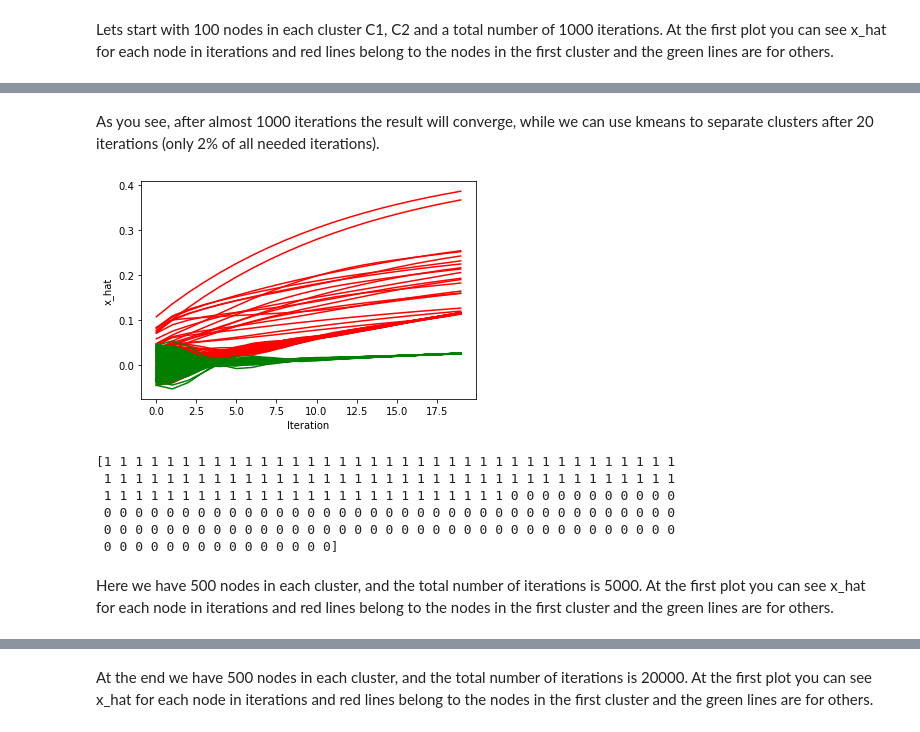
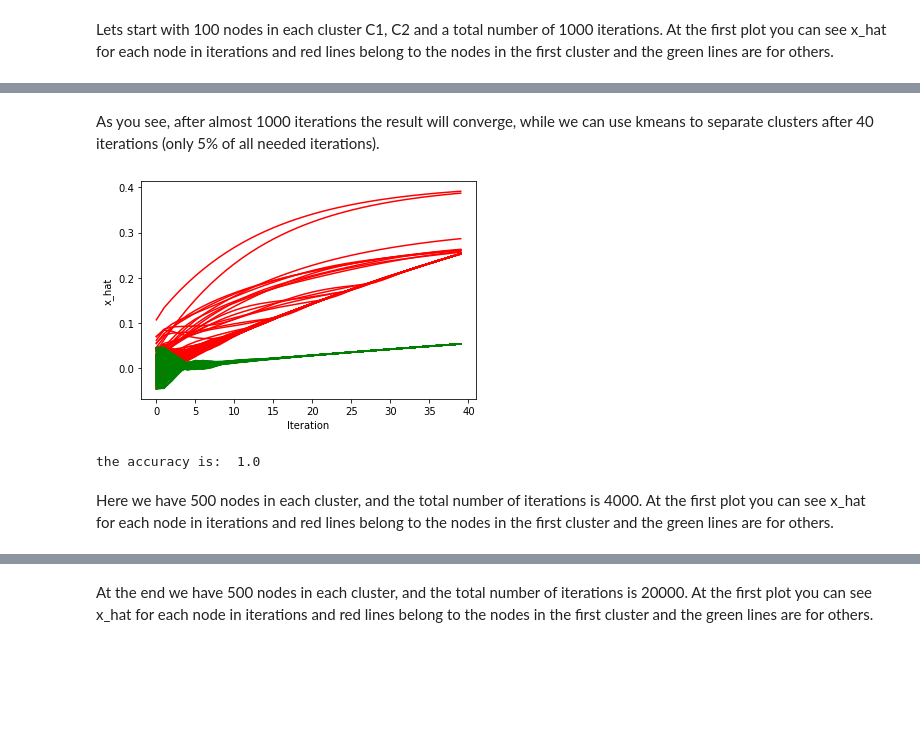
Before and after one commit to sahelyiyi/LocClustNLasso, a Jupyter notebook: loc_clust_kmeans.ipynb, the cells around one changed output, grey strips where cells are left out. Cells and saved outputs as stored; diff of their text form; code cells hidden in the pictures; blank space fills up the shorter version.

```diff
--- a/loc_clust_kmeans.ipynb
+++ b/loc_clust_kmeans.ipynb
@@ -104,3 +109,6 @@ history = run(100, 100, K=1000)
+# %%
+N1, N2 = 100, 100
+history = run(N1, N2, K=800)
 # %%
 plot_full_charts(history)
 # %% [output]
@@ -108,20 +116,19 @@ plot_full_charts(history)
 # %% [markdown]
-As you see, after almost 1000 iterations the result will converge, while we can use kmeans to separate clusters after 20 iterations (only 2% of all needed iterations).
+As you see, after almost 1000 iterations the result will converge, while we can use kmeans to separate clusters after 40 iterations (only 5% of all needed iterations).
 # %%
-plot_full_charts(history[:20])
+plot_full_charts(history[:40])
 # %% [output]
-[figure, old version]
+[figure, new version]
-# %%
-X = history[20]
-kmeans = KMeans(n_clusters=2, random_state=0).fit(X.reshape(len(X), 1))
-print(kmeans.labels_)
-# %% [output]
-[1 1 1 1 1 1 1 1 1 1 1 1 1 1 1 1 1 1 1 1 1 1 1 1 1 1 1 1 1 1 1 1 1 1 1 1 1
- 1 1 1 1 1 1 1 1 1 1 1 1 1 1 1 1 1 1 1 1 1 1 1 1 1 1 1 1 1 1 1 1 1 1 1 1 1
- 1 1 1 1 1 1 1 1 1 1 1 1 1 1 1 1 1 1 1 1 1 1 1 1 1 1 0 0 0 0 0 0 0 0 0 0 0
- 0 0 0 0 0 0 0 0 0 0 0 0 0 0 0 0 0 0 0 0 0 0 0 0 0 0 0 0 0 0 0 0 0 0 0 0 0
- 0 0 0 0 0 0 0 0 0 0 0 0 0 0 0 0 0 0 0 0 0 0 0 0 0 0 0 0 0 0 0 0 0 0 0 0 0
- 0 0 0 0 0 0 0 0 0 0 0 0 0 0 0]
+# %%
+X = history[40]
+kmeans = KMeans(n_clusters=2, random_state=0).fit(X.reshape(len(X), 1))
+true_labels = np.array([0 for i in range(N1)] + [1 for i in range(N2)])
+if kmeans.labels_[0] == 0:
+    print('the accuracy is: ', len(np.where(kmeans.labels_ == true_labels)[0])/len(true_labels))
+else:
+    print('the accuracy is: ', len(np.where(kmeans.labels_ == 1-true_labels)[0])/len(true_labels))
+# %% [output]
+the accuracy is:  1.0
 # %% [markdown]
-Here we have 500 nodes in each cluster, and the total number of iterations is 5000.
+Here we have 500 nodes in each cluster, and the total number of iterations is 4000.
 At the first plot you can see x_hat for each node in iterations and red lines belong to the nodes in the first cluster and the green lines are for others.
```
Also changed, not shown: parts of 25 cells of this notebook.
